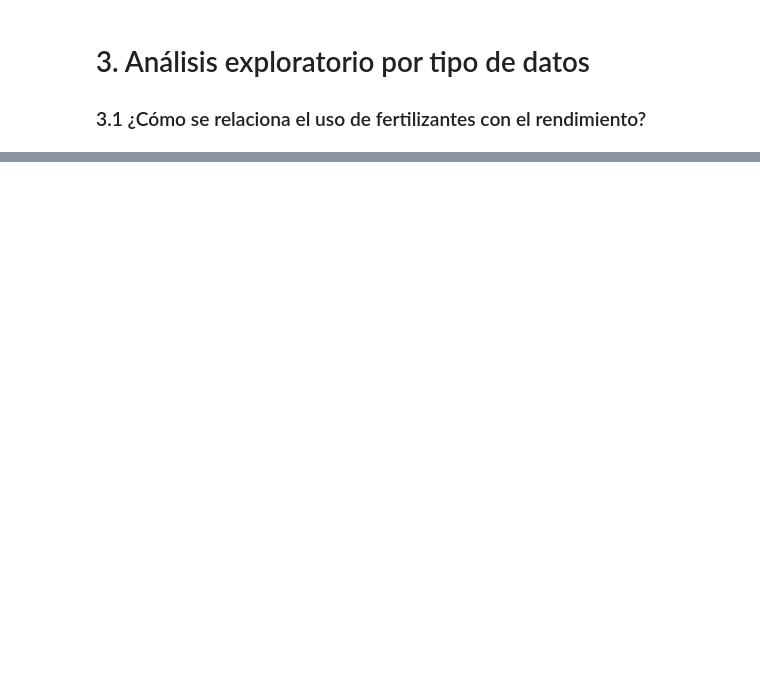
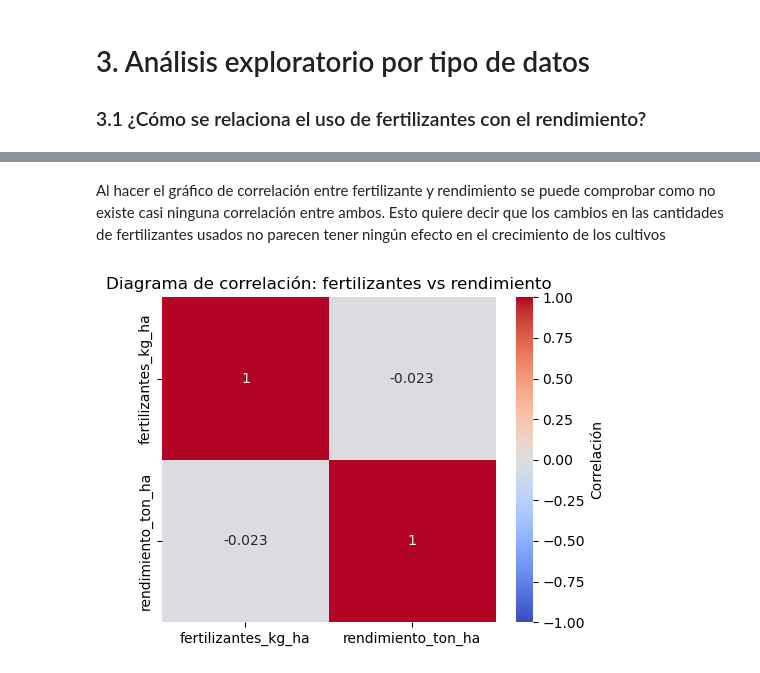
Before and after one commit to AitorBarrera/SBD_Trabajo_Final, a Jupyter notebook: Codigo.ipynb, the cells around one changed output, grey strips where cells are left out. Cells and saved outputs as stored; diff of their text form; code cells hidden in the pictures; blank space fills up the shorter version.

```diff
--- a/Codigo.ipynb
+++ b/Codigo.ipynb
@@ -135,0 +77,6 @@ datasets['imagenes_metadata'].head()
+# %%
+fertilizante_rendimiento = datasets['produccion_agricola'][
+    ['pais', 'region', 'cultivo', 'anio', 'fertilizantes_kg_ha', 'rendimiento_ton_ha']
+].dropna()
+
+fertilizante_rendimiento.head()
@@ -135,0 +100,19 @@ datasets['imagenes_metadata'].head()
+# %% [markdown]
+Al hacer el gráfico de correlación entre fertilizante y rendimiento se puede comprobar como no existe casi ninguna correlación entre ambos. Esto quiere decir que los cambios en las cantidades de fertilizantes usados no parecen tener ningún efecto en el crecimiento de los cultivos
+# %%
+corr_matrix = fertilizante_rendimiento[['fertilizantes_kg_ha', 'rendimiento_ton_ha']].corr()
+
+plt.figure(figsize=(5, 4))
+sns.heatmap(
+    corr_matrix,
+    annot=True,
+    cmap='coolwarm',
+    vmin=-1,
+    vmax=1,
+    cbar_kws={'label': 'Correlación'}
+)
+plt.title('Diagrama de correlación: fertilizantes vs rendimiento')
+plt.tight_layout()
+plt.show()
+# %% [output]
+[figure, added]
```
Also changed, not shown: parts of 11 cells of this notebook.
